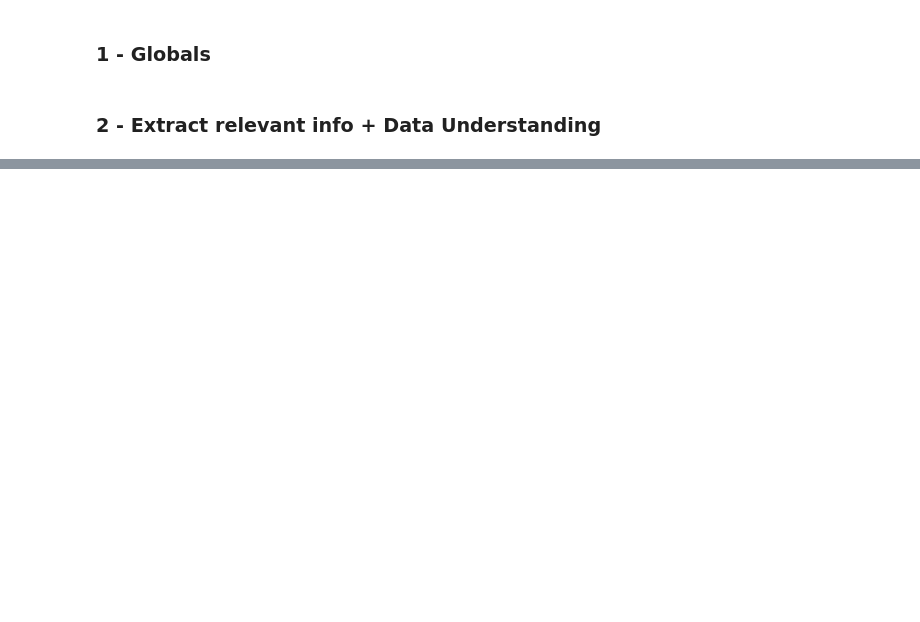
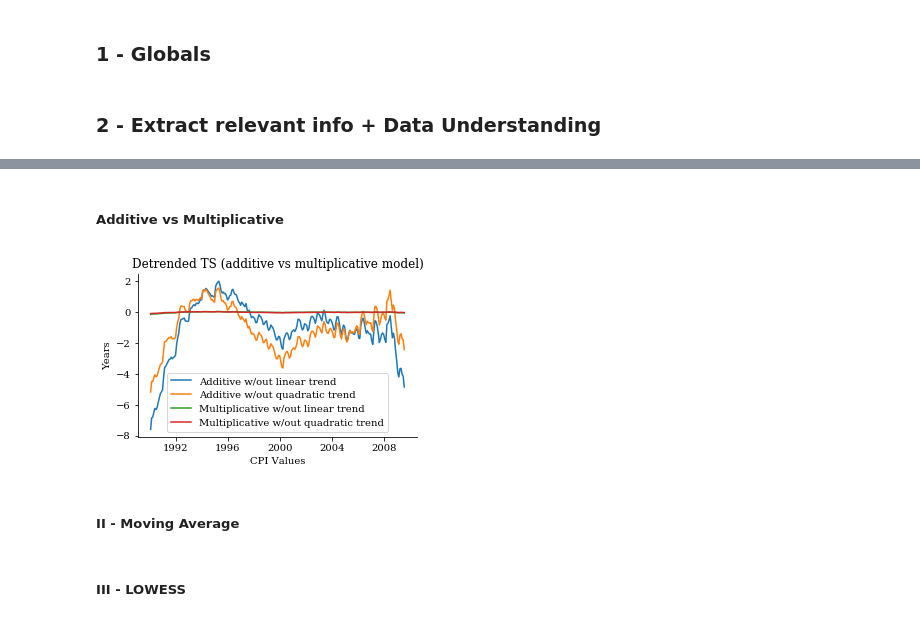
Before and after one commit to manelfideles/cpi-forecasting, a Jupyter notebook: src/main.ipynb, the cells around one changed output, grey strips where cells are left out. Saved outputs shown, nothing was run; the diff lists cells and outputs as text; code cells hidden in the pictures; blank space fills up the shorter version.

```diff
--- a/src/main.ipynb
+++ b/src/main.ipynb
@@ -38,0 +174,30 @@ df: pd.DataFrame = getDataset(dataDir, settings)
+# %% [markdown]
+##### Additive vs Multiplicative
+# %%
+plt.rcParams['figure.figsize'] = (5, 3)
+
+# Removing trends
+linearTsDetrendedAdd = tsTrain - linearTs
+quadTsDetrendedAdd = tsTrain - quadTs
+
+# Removing polinomial trends
+linearTsDetrendedMult = tsTrain/linearTs
+quadTsDetrendedMult = tsTrain/quadTs
+
+tsPlot(
+	[linearTsDetrendedAdd - 1, quadTsDetrendedAdd - 1,
+	linearTsDetrendedMult - 1, quadTsDetrendedMult - 1],
+	title='Detrended TS (additive vs multiplicative model)',
+	xlabel='CPI Values',
+	ylabel='Years',
+	legend=[
+		'Additive w/out linear trend',
+		'Additive w/out quadratic trend',
+		'Multiplicative w/out linear trend',
+		'Multiplicative w/out quadratic trend',
+	]
+)
+# %% [output]
+[figure, added]
+# %% [markdown]
+##### II - Moving Average
@@ -38,0 +239,2 @@ df: pd.DataFrame = getDataset(dataDir, settings)
+# %% [markdown]
+##### III - LOWESS
```
Also changed, not shown: parts of 71 cells of this notebook, 8 other files.
